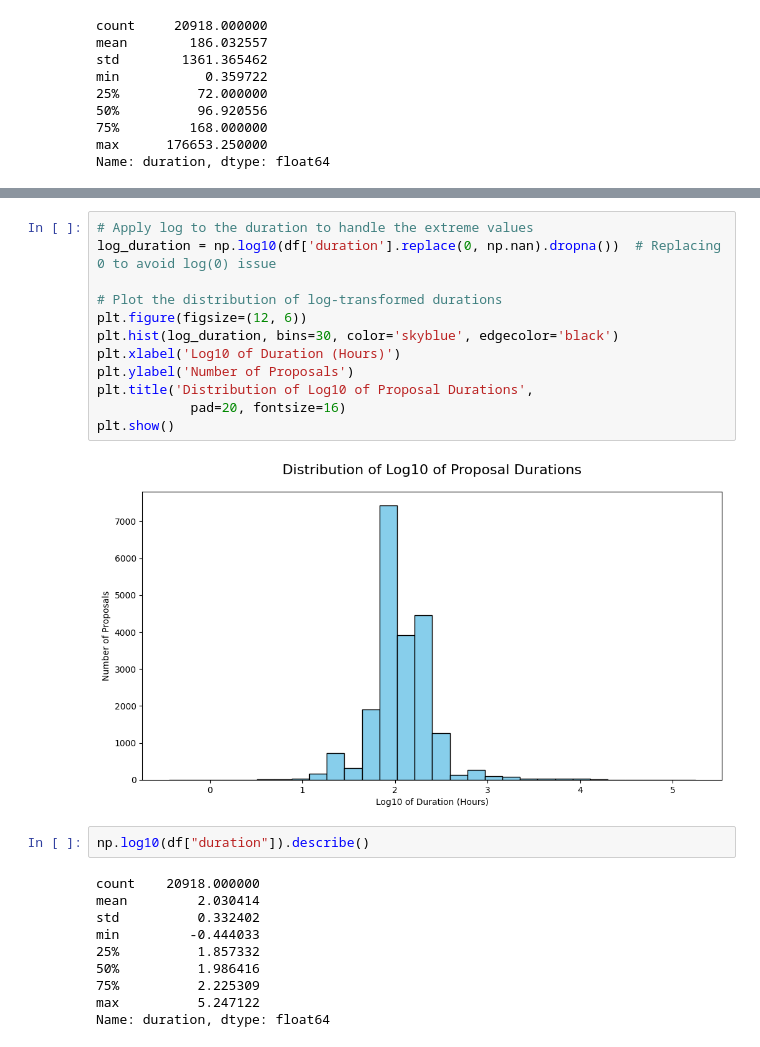
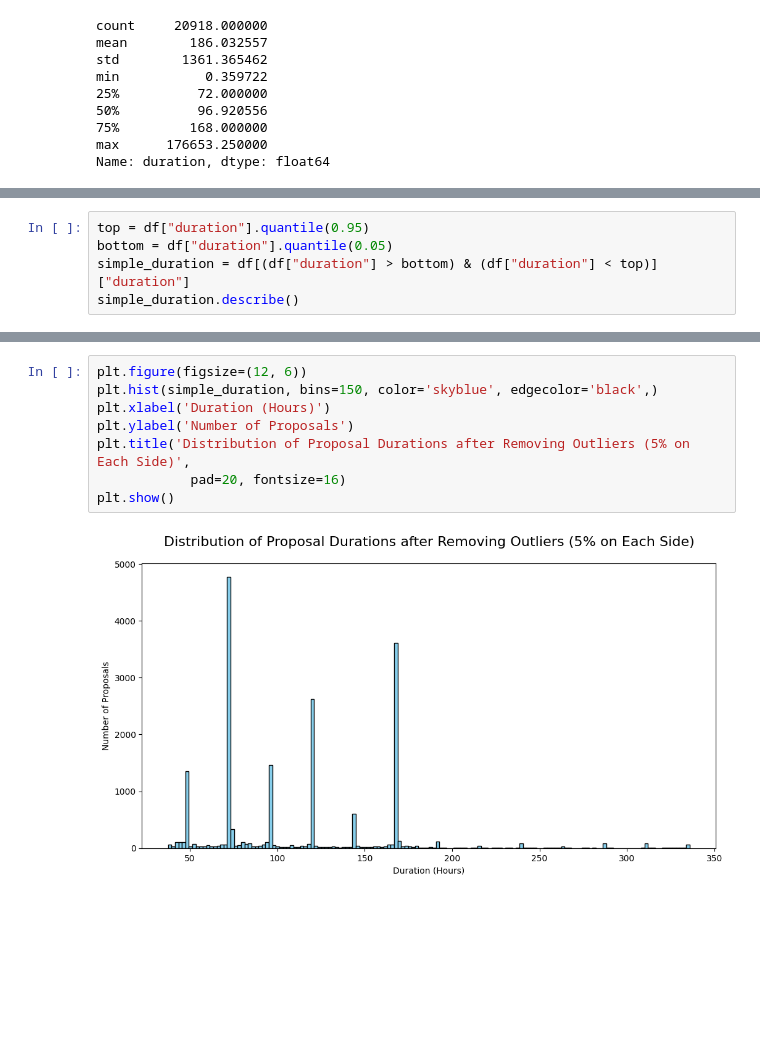
Before and after one commit to snu-digital-finance/dao-proposal, a Jupyter notebook: proposal_EDA.ipynb, the cells around one changed output, grey strips where cells are left out. Saved outputs shown, nothing was run; the diff lists cells and outputs as text; blank space fills up the shorter version.

```diff
--- a/proposal_EDA.ipynb
+++ b/proposal_EDA.ipynb
@@ -409,0 +480,5 @@ Name: duration, dtype: float64
+# %%
+top = df["duration"].quantile(0.95)
+bottom = df["duration"].quantile(0.05)
+simple_duration = df[(df["duration"] > bottom) & (df["duration"] < top)]["duration"]
+simple_duration.describe()
@@ -410,26 +495,10 @@ Name: duration, dtype: float64
 # %%
-# Apply log to the duration to handle the extreme values
-log_duration = np.log10(df['duration'].replace(0, np.nan).dropna())  # Replacing 0 to avoid log(0) issue
-
-# Plot the distribution of log-transformed durations
 plt.figure(figsize=(12, 6))
-plt.hist(log_duration, bins=30, color='skyblue', edgecolor='black')
-plt.xlabel('Log10 of Duration (Hours)')
+plt.hist(simple_duration, bins=150, color='skyblue', edgecolor='black',)
+plt.xlabel('Duration (Hours)')
 plt.ylabel('Number of Proposals')
-plt.title('Distribution of Log10 of Proposal Durations',
+plt.title('Distribution of Proposal Durations after Removing Outliers (5% on Each Side)',
             pad=20, fontsize=16)
 plt.show()
 # %% [output]
-[figure, old version]
+[figure, new version]
-# %%
-np.log10(df["duration"]).describe()
-# %% [output]
-count    20918.000000
-mean         2.030414
-std          0.332402
-min         -0.444033
-25%          1.857332
-50%          1.986416
-75%          2.225309
-max          5.247122
-Name: duration, dtype: float64
```
Also changed, not shown: parts of 10 cells of this notebook.
